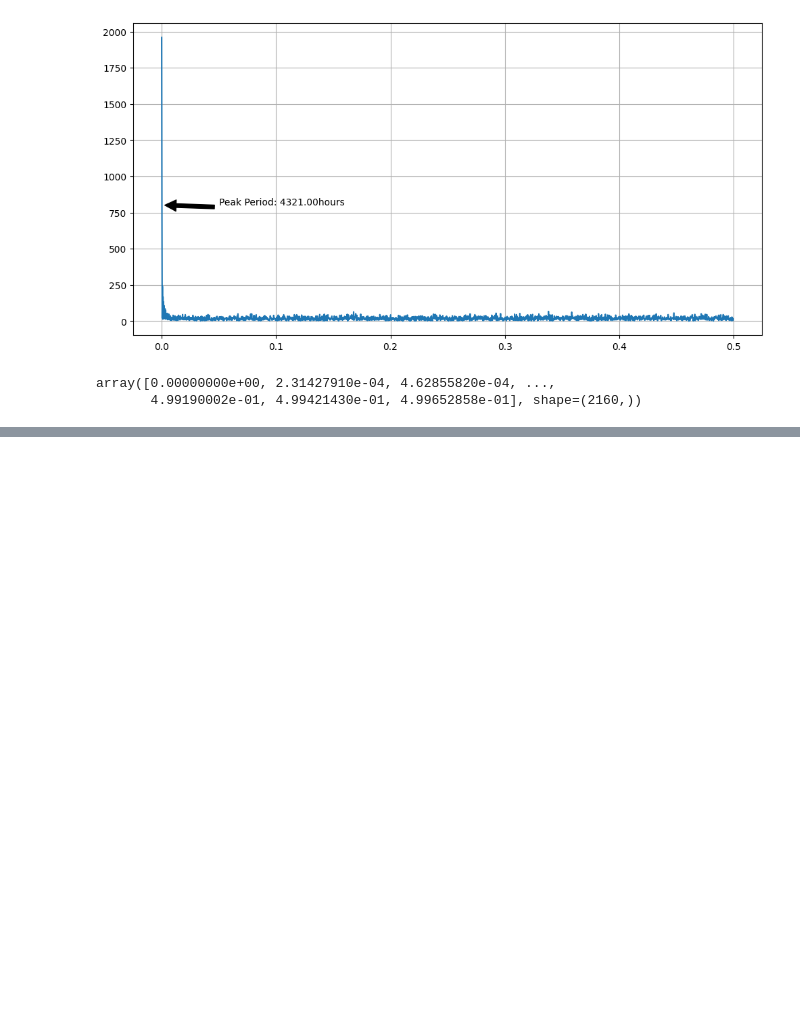
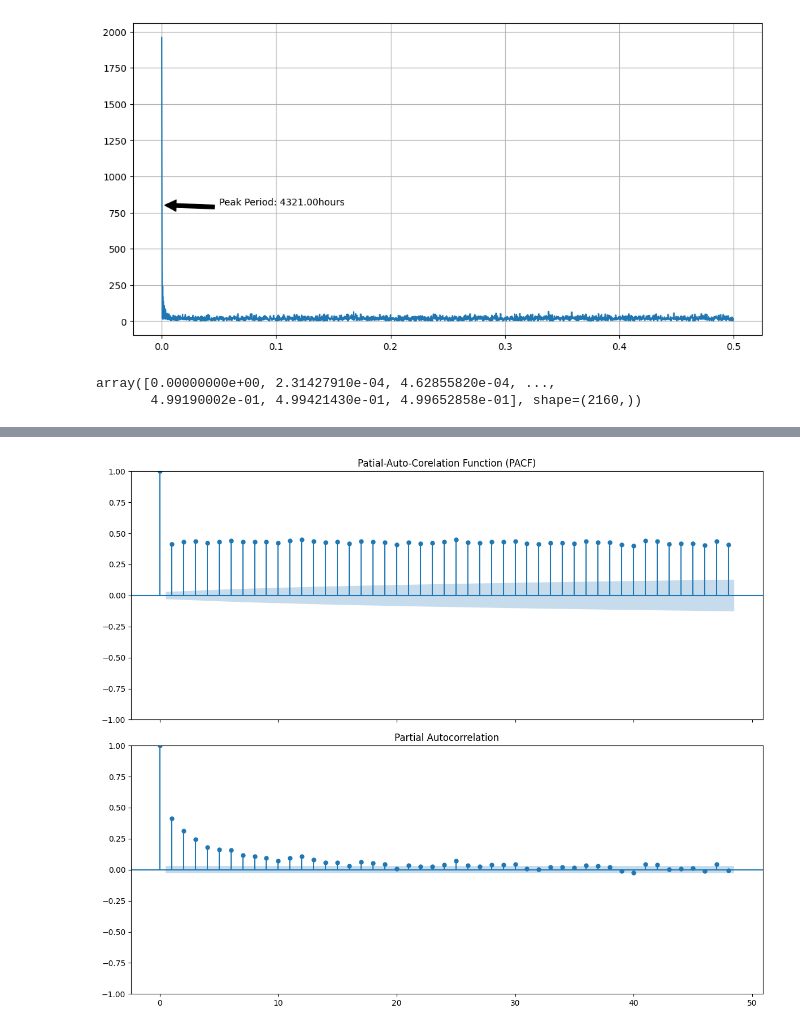
Before and after one commit to mailech/SmartEnergy-Consumption, a Jupyter notebook: jupyter_notebooks/Pre-Processing.ipynb, the cells around one changed output, grey strips where cells are left out. Drawn from its saved outputs; the diff is of its cells as text; code cells hidden in the pictures; blank space fills up the shorter version.

```diff
--- a/jupyter_notebooks/Pre-Processing.ipynb
+++ b/jupyter_notebooks/Pre-Processing.ipynb
@@ -150,0 +176,15 @@ array([0.00000000e+00, 2.31427910e-04, 4.62855820e-04, ...,
+# %%
+from statsmodels.tsa.stattools import acf,pacf
+from statsmodels.graphics.tsaplots import plot_acf, plot_pacf
+fig, (ax1,ax2) = plt.subplots(2, 1, figsize = (12,10),sharex=True)
+#
+plot_acf(df[target_col],lags=48, ax = ax1)
+ax1.set_title("Auto-Corelation Function (ACF)")
+
+plot_pacf(df[target_col],lags=48, ax = ax2)
+ax1.set_title("Patial-Auto-Corelation Function (PACF)")
+
+plt.tight_layout()
+plt.show()
+# %% [output]
+[figure, added]
```
Also changed, not shown: parts of 2 cells of this notebook.
